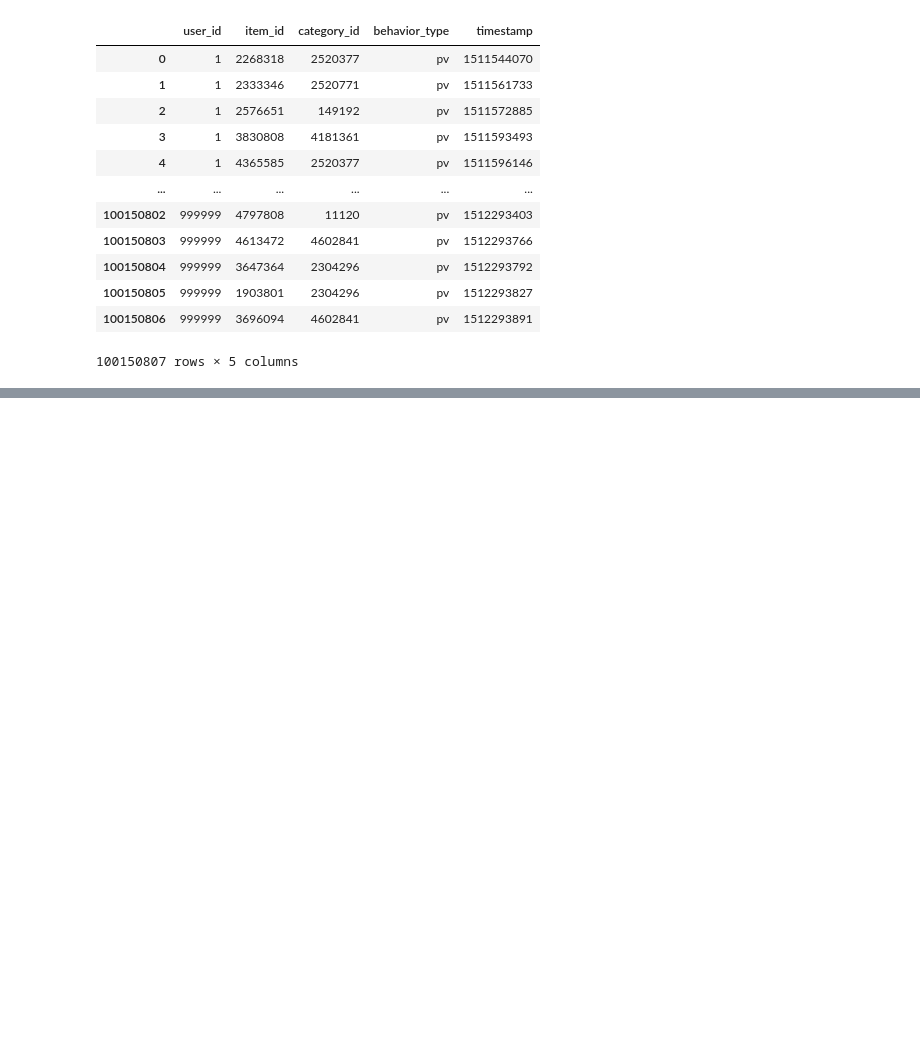
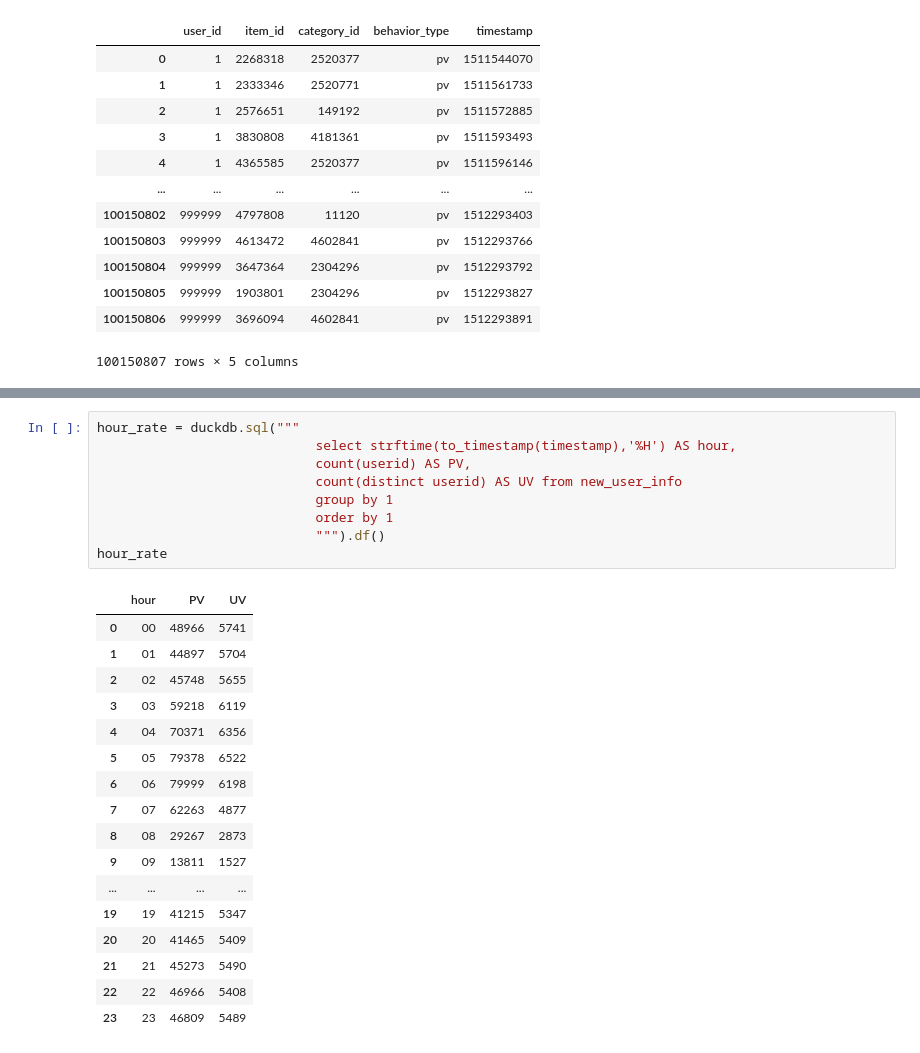
Before and after one commit to Coaster41/timeseries_datasets, a Jupyter notebook: taobao_timeseries.ipynb, the cells around one changed output, grey strips where cells are left out. Cells and saved outputs as stored; diff of their text form; blank space fills up the shorter version.

```diff
--- a/taobao_timeseries.ipynb
+++ b/taobao_timeseries.ipynb
@@ -73,0 +182,27 @@ plt.show()
+# %%
+hour_rate = duckdb.sql("""
+                            select strftime(to_timestamp(timestamp),'%H') AS hour,
+                            count(userid) AS PV,
+                            count(distinct userid) AS UV from new_user_info
+                            group by 1
+                            order by 1
+                            """).df()
+hour_rate
+# %% [output]
+|  | hour | PV | UV |
+| 0 | 00 | 48966 | 5741 |
+| 1 | 01 | 44897 | 5704 |
+| 2 | 02 | 45748 | 5655 |
+| 3 | 03 | 59218 | 6119 |
+| 4 | 04 | 70371 | 6356 |
+| 5 | 05 | 79378 | 6522 |
+| 6 | 06 | 79999 | 6198 |
+| 7 | 07 | 62263 | 4877 |
+| 8 | 08 | 29267 | 2873 |
+| 9 | 09 | 13811 | 1527 |
+| ... | ... | ... | ... |
+| 19 | 19 | 41215 | 5347 |
+| 20 | 20 | 41465 | 5409 |
+| 21 | 21 | 45273 | 5490 |
+| 22 | 22 | 46966 | 5408 |
+| 23 | 23 | 46809 | 5489 |
```
Also changed, not shown: parts of 12 cells of this notebook.
